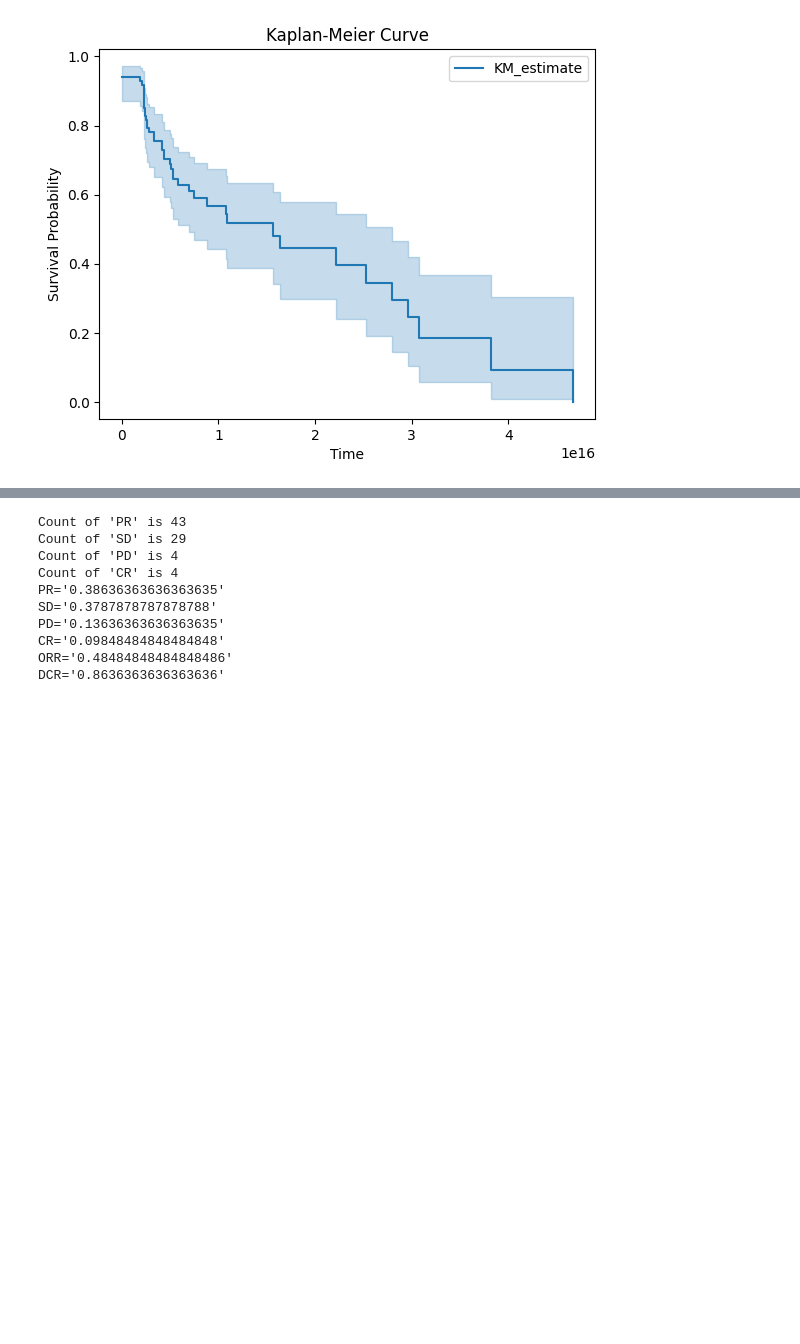
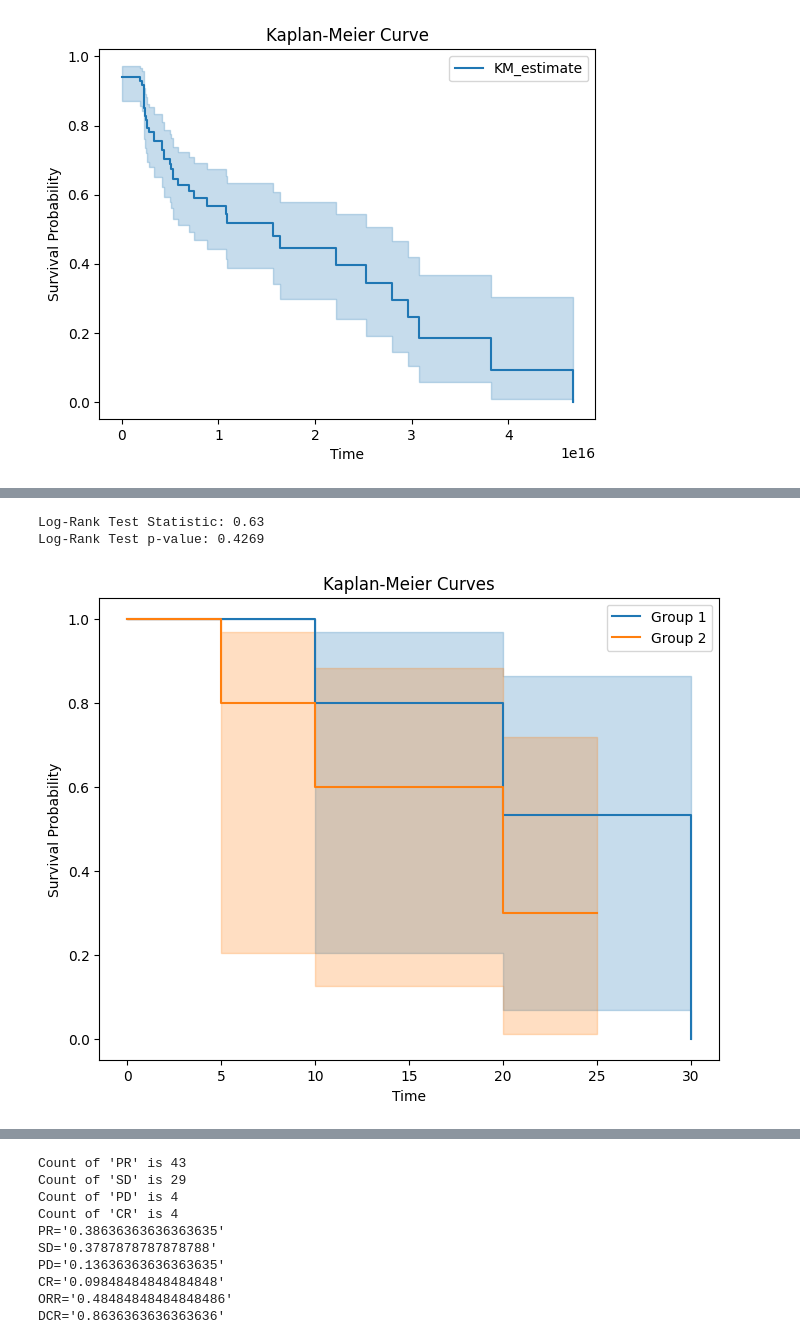
Before and after one commit to qiudongsong/-, a Jupyter notebook: 紫杉醇.ipynb, the cells around one changed output, grey strips where cells are left out. Saved outputs shown, nothing was run; the diff lists cells and outputs as text; code cells hidden in the pictures; blank space fills up the shorter version.

```diff
--- a/紫杉醇.ipynb
+++ b/紫杉醇.ipynb
@@ -263,0 +298,72 @@ plt.show()
+# %%
+import pandas as pd
+from lifelines import KaplanMeierFitter
+from lifelines.statistics import logrank_test
+
+# Create two sample datasets for comparison
+group1 = {
+    'time': [10, 15, 20, 25, 30],
+    'event': [1, 0, 1, 0, 1]
+}
+
+group2 = {
+    'time': [5, 10, 15, 20, 25],
+    'event': [1, 1, 0, 1, 0]
+}
+
+df_group1 = pd.DataFrame(group1)
+df_group2 = pd.DataFrame(group2)
+
+# Fit Kaplan-Meier estimators for each group
+kmf_group1 = KaplanMeierFitter()
+kmf_group1.fit(df_group1['time'], event_observed=df_group1['event'])
+
+kmf_group2 = KaplanMeierFitter()
+kmf_group2.fit(df_group2['time'], event_observed=df_group2['event'])
+
+# Perform log-rank test
+results = logrank_test(df_group1['time'], df_group2['time'], df_group1['event'], df_group2['event'])
+
+# Print the log-rank test statistic and p-value
+print("Log-Rank Test Statistic: %.2f" % results.test_statistic)
+print("Log-Rank Test p-value: %.4f" % results.p_value)
+# %% [output]
+Log-Rank Test Statistic: 0.63
+Log-Rank Test p-value: 0.4269
+# %%
+import pandas as pd
+from lifelines import KaplanMeierFitter
+import matplotlib.pyplot as plt
+
+# Create two sample datasets for comparison
+group1 = {
+    'time': [10, 15, 20, 25, 30],
+    'event': [1, 0, 1, 0, 1]
+}
+
+group2 = {
+    'time': [5, 10, 15, 20, 25],
+    'event': [1, 1, 0, 1, 0]
+}
+
+df_group1 = pd.DataFrame(group1)
+df_group2 = pd.DataFrame(group2)
+
+# Fit Kaplan-Meier estimators for each group
+kmf_group1 = KaplanMeierFitter()
+kmf_group1.fit(df_group1['time'], event_observed=df_group1['event'])
+
+kmf_group2 = KaplanMeierFitter()
+kmf_group2.fit(df_group2['time'], event_observed=df_group2['event'])
+
+# Plot KM curves
+plt.figure(figsize=(8, 6))
+kmf_group1.plot(label='Group 1')
+kmf_group2.plot(label='Group 2')
+plt.xlabel('Time')
+plt.ylabel('Survival Probability')
+plt.title('Kaplan-Meier Curves')
+plt.legend()
+plt.show()
+# %% [output]
+[figure, added]
```
Also changed, not shown: parts of 3 cells of this notebook, 1 other file.
